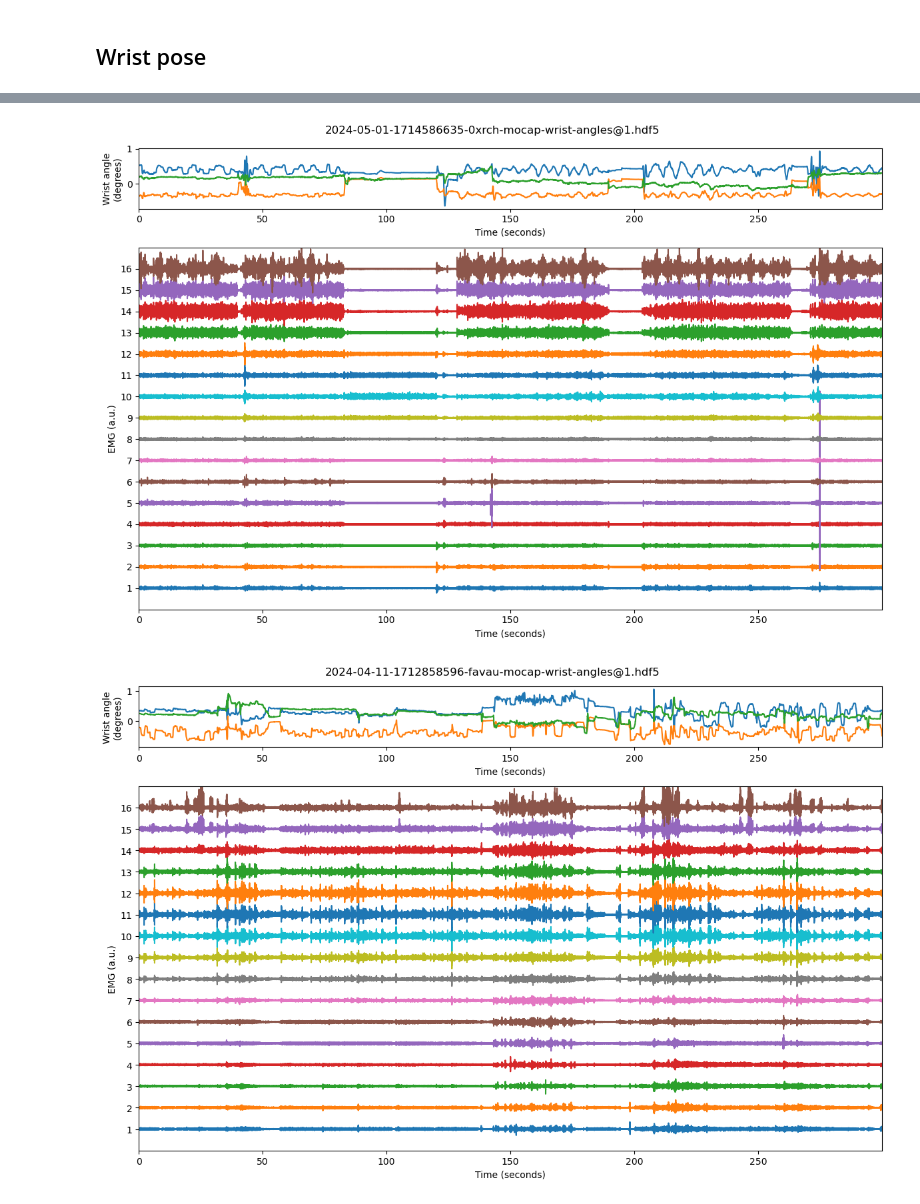
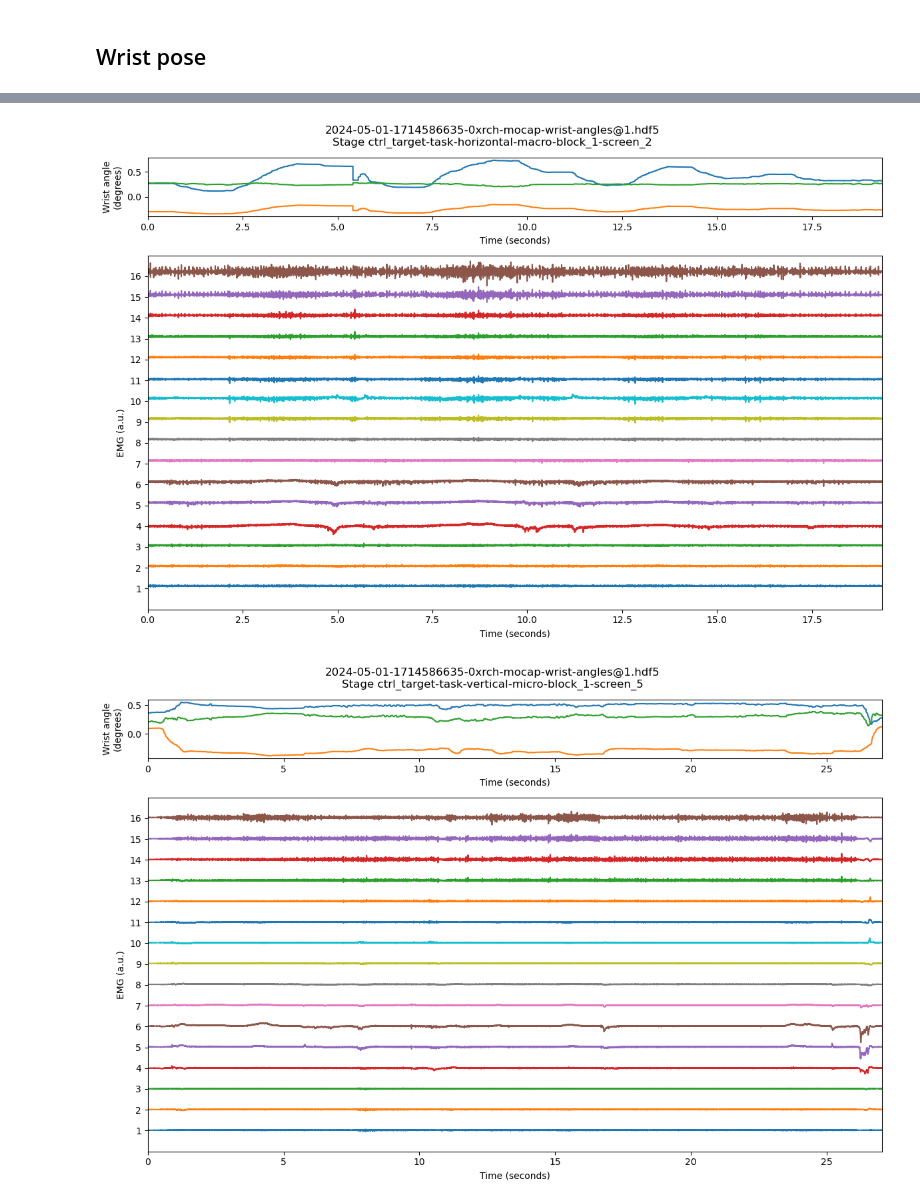
Before and after one commit to facebookresearch/generic-neuromotor-interface, a Jupyter notebook: loading_emg_data.ipynb, the cells around one changed output, grey strips where cells are left out. Saved outputs shown, nothing was run; the diff lists cells and outputs as text; code cells hidden in the pictures.

```diff
--- a/loading_emg_data.ipynb
+++ b/loading_emg_data.ipynb
@@ -132,7 +160,7 @@ ncols = 4
 fig, axs = plt.subplots(nrows, ncols, figsize=(ncols * 3, nrows * 4))
 
 # Sample random gestures
-gestures = gesture_data.labels.sample(nrows * ncols, random_state=0, replace=False)
+gestures = gesture_data.prompts.sample(nrows * ncols, random_state=0, replace=False)
 
 for ax, (_, gesture) in zip(axs.flatten(), gestures.iterrows()):
     timeseries = gesture_data.partition(gesture.time + window[0], gesture.time + window[1])
@@ -157,7 +185,7 @@ ncols = 4
 fig, axs = plt.subplots(nrows, ncols, figsize=(ncols * 3, nrows * 4))
 
 # Sample random prompts
-prompts = handwriting_data.labels.sample(nrows * ncols, random_state=0, replace=False)
+prompts = handwriting_data.prompts.sample(nrows * ncols, random_state=0, replace=False)
 
 for ax, (_, prompt) in zip(axs.flatten(), prompts.iterrows()):
     timeseries = handwriting_data.partition(prompt.start, prompt.end)
@@ -174,26 +202,21 @@ Finally, we'll plot EMG and wrist angles side-by-side for a few example `wrist_p
 # %%
-wrist_files = get_task_files(root_data_folder, "wrist_pose")
+wrist_file = get_task_files(root_data_folder, "wrist_pose")[0]
+wrist_data = load_data(wrist_file)
 # %%
-num_examples = 3
-duration = 60 * 5  # Seconds
+num_stages = 3
 
-rng = np.random.default_rng(0)
+# Sample random stages
+stages = wrist_data.stages.sample(num_stages, random_state=0, replace=False)
 
-for wrist_file in wrist_files[:num_examples]:
+for _, stage in stages.iterrows():
     fig, axs = plt.subplots(2, 1, figsize=(12, 8), gridspec_kw={"height_ratios": [1, 6]})
-
-    # Load wrist data
-    wrist_data = load_data(wrist_file)
-
-    # Select a random starting point
-    start_t = rng.choice(wrist_data.time[wrist_data.time < (wrist_data.time[-1] - duration)])
-    timeseries = wrist_data.partition(start_t, start_t + duration)
+    timeseries = wrist_data.partition(stage.start, stage.end)
 
     plot_wrist(timeseries["time"], timeseries["wrist_angles"], ax=axs[0])
     plot_emg(timeseries["time"], timeseries["emg"], ax=axs[1])
 
-    fig.suptitle(os.path.basename(wrist_file))
+    fig.suptitle(f"{os.path.basename(wrist_file)}\nStage {stage['name']}")
     plt.tight_layout()
 # %% [output]
-[figure, old version]
+[figure, new version]
-[figure, old version]
+[figure, new version]
```
Also changed, not shown: parts of 11 cells of this notebook, 1 other file.
